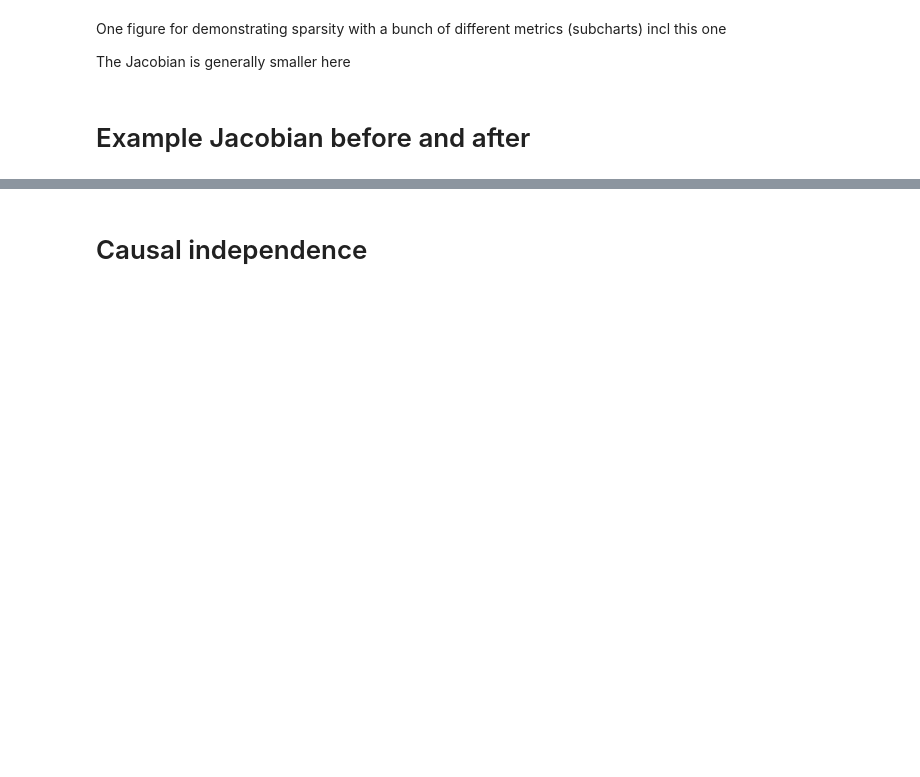
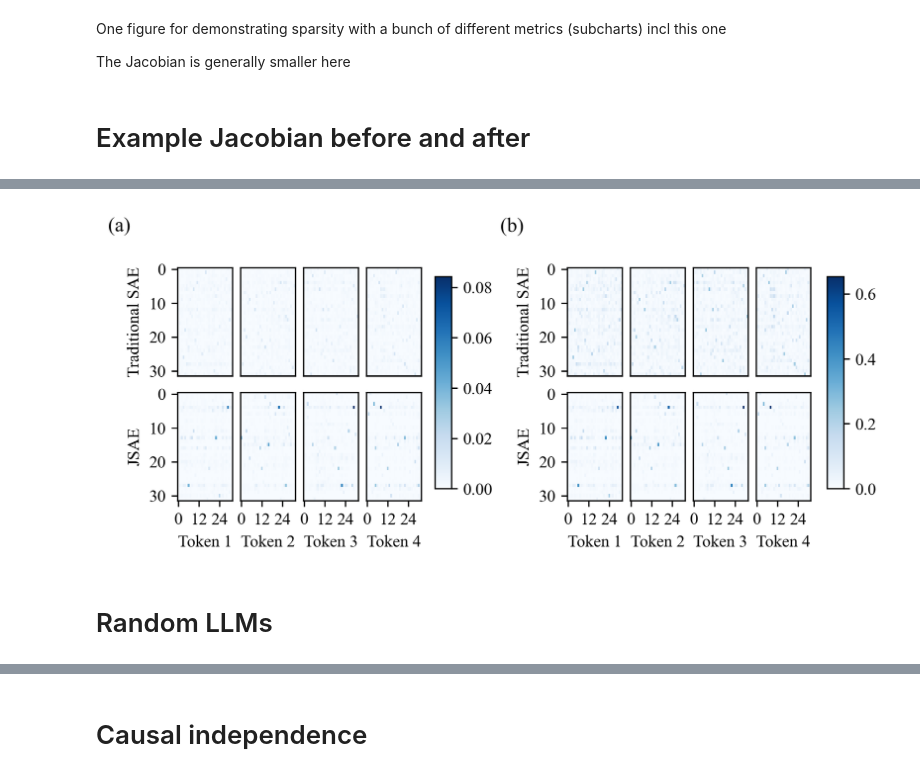
Before and after one commit to jugard99/jacobian-saes, a Jupyter notebook: notebooks/final_charts.ipynb, the cells around one changed output, grey strips where cells are left out. Saved outputs shown, nothing was run; the diff lists cells and outputs as text; code cells hidden in the pictures; blank space fills up the shorter version.

```diff
--- a/notebooks/final_charts.ipynb
+++ b/notebooks/final_charts.ipynb
@@ -195,0 +258,19 @@ plot_jacobian_examples(), plot_jacobian_examples(normalization="L1"), plot_jacob
+# %%
+fig2 = plt.figure(figsize=(6.75, 2.5), dpi=300)
+gs2 = plt.GridSpec(1, 2, width_ratios=[1, 1], wspace=0.6)
+
+# Left panel: L1 normalized Jacobians
+add_jacobian_panel(fig2, gs2, jacobian, jacobian_no_optim, position='left', normalization="L1")
+
+# Right panel: L2 normalized Jacobians
+add_jacobian_panel(fig2, gs2, jacobian, jacobian_no_optim, position='right', normalization="L2")
+
+plt.figtext(0.04, 1, '(a)', fontsize=12)
+plt.figtext(0.52, 1, '(b)', fontsize=12)
+
+plt.savefig('./charts/jac_examples_normed.pdf', dpi=300, bbox_inches='tight', pad_inches=0.1)
+plt.show()
+# %% [output]
+[figure, added]
+# %% [markdown]
+# Random LLMs
```
Also changed, not shown: parts of 12 cells of this notebook, 10 other files.
